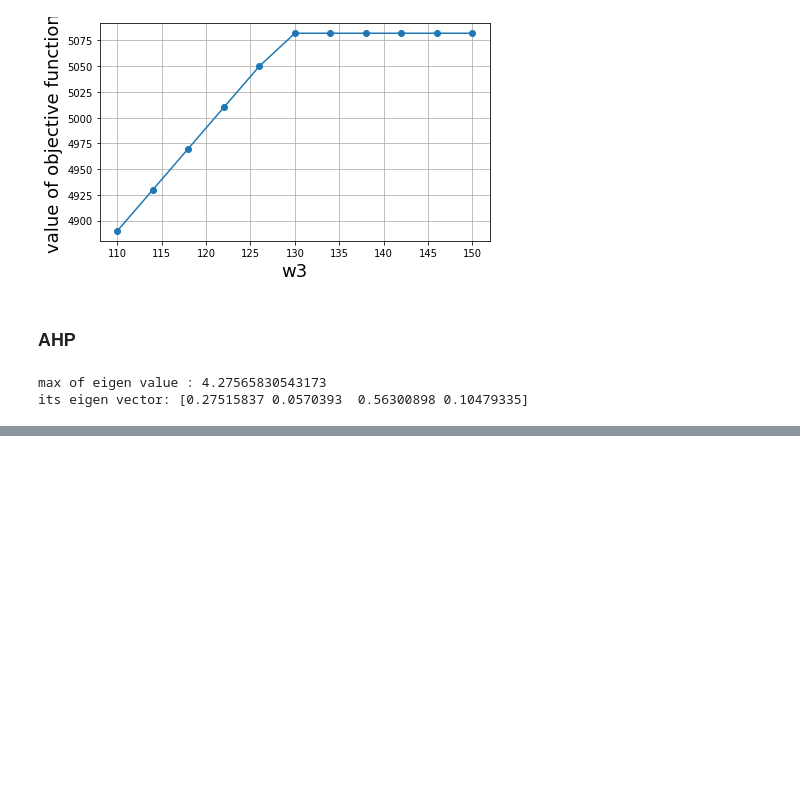
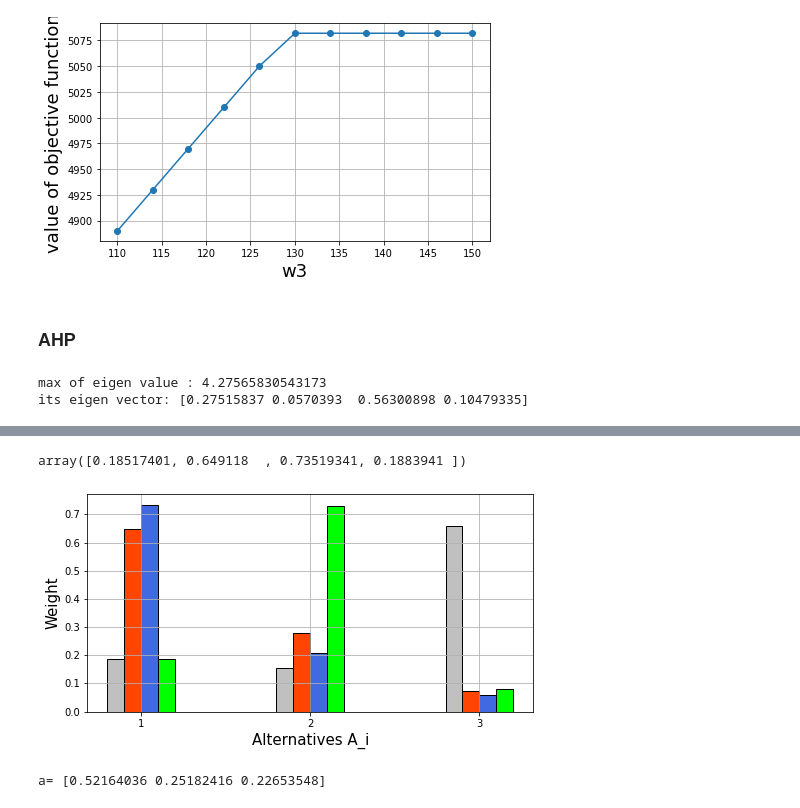
Before and after one commit to beeyan/DecisionMakingPython, a Jupyter notebook: notebook/Section5.ipynb, the cells around one changed output, grey strips where cells are left out. Saved outputs shown, nothing was run; the diff lists cells and outputs as text; code cells hidden in the pictures; blank space fills up the shorter version.

```diff
--- a/notebook/Section5.ipynb
+++ b/notebook/Section5.ipynb
@@ -100,0 +118,10 @@ its eigen vector: [0.27515837 0.0570393  0.56300898 0.10479335]
+# %%
+v = np.zeros((L, M))
+max_eigv = np.zeros(L)
+for i in range(L):
+    max_eigv[i], v[i] = getWeightVecEigen(matP[i])
+    CI = (max_eigv[i] - M)/(M-1)
+    print("CI=",CI, " max_eig_val=",max_eigv[i])
+
+matW = v.T
+matW
@@ -100,0 +136,30 @@ its eigen vector: [0.27515837 0.0570393  0.56300898 0.10479335]
+# %%
+matW[0]
+# %% [output]
+array([0.18517401, 0.649118  , 0.73519341, 0.1883941 ])
+# %%
+fig = plt.subplots(figsize=(8,4))
+#x_1, x_2, x_3は棒グラフを並べてプロットするための棒グラフの位置
+x_1 = [0.85, 0.95, 1.05, 1.15]
+x_2 = [1.85, 1.95, 2.05, 2.15]
+x_3 = [2.85, 2.95, 3.05, 3.15]
+
+colors=["silver", "orangered", "royalblue", "lime"]
+labels=["c1", "c2", "c3", "c4"]
+xtic = list(range(1,M+1))
+
+plt.bar(x=x_1, height=matW[0], width=0.1, color=colors, edgecolor="black")
+plt.bar(x=x_2, height=matW[1], width=0.1, color=colors, edgecolor="black")
+plt.bar(x=x_3, height=matW[2], width=0.1, color=colors, edgecolor="black")
+plt.xticks(xtic)
+plt.xlabel('Alternatives A_i', size=15)
+plt.ylabel('Weight', size=15)
+#plt.savefig('fig_OR_AHP_Eigen_Weight_02.pdf', bbox_inches='tight')
+plt.grid()
+# %% [output]
+[figure, added]
+# %%
+a = np.dot(matW, v_c)
+print("a=",a)
+# %% [output]
+a= [0.52164036 0.25182416 0.22653548]
```
Also changed, not shown: parts of 5 cells of this notebook, 1 other file.
